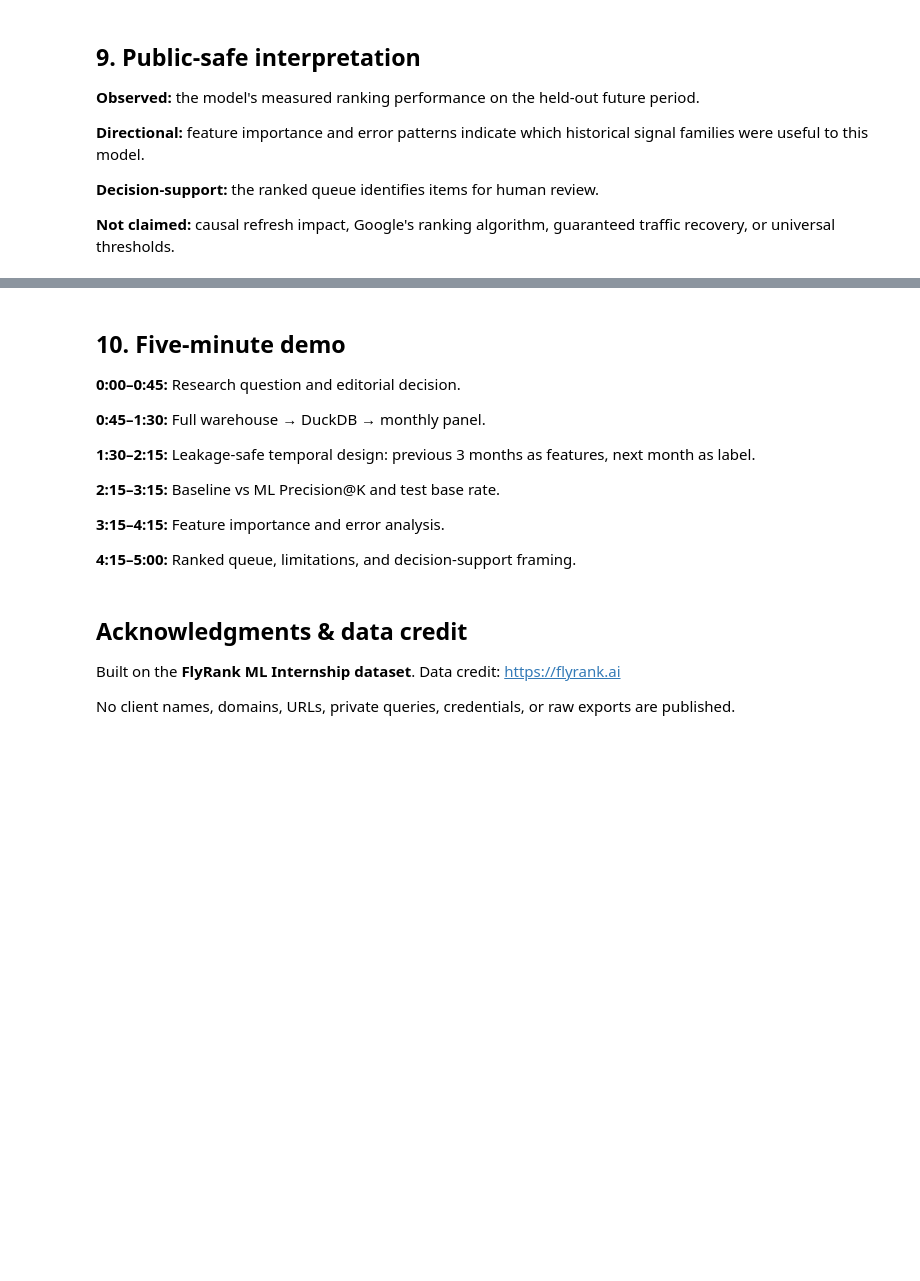
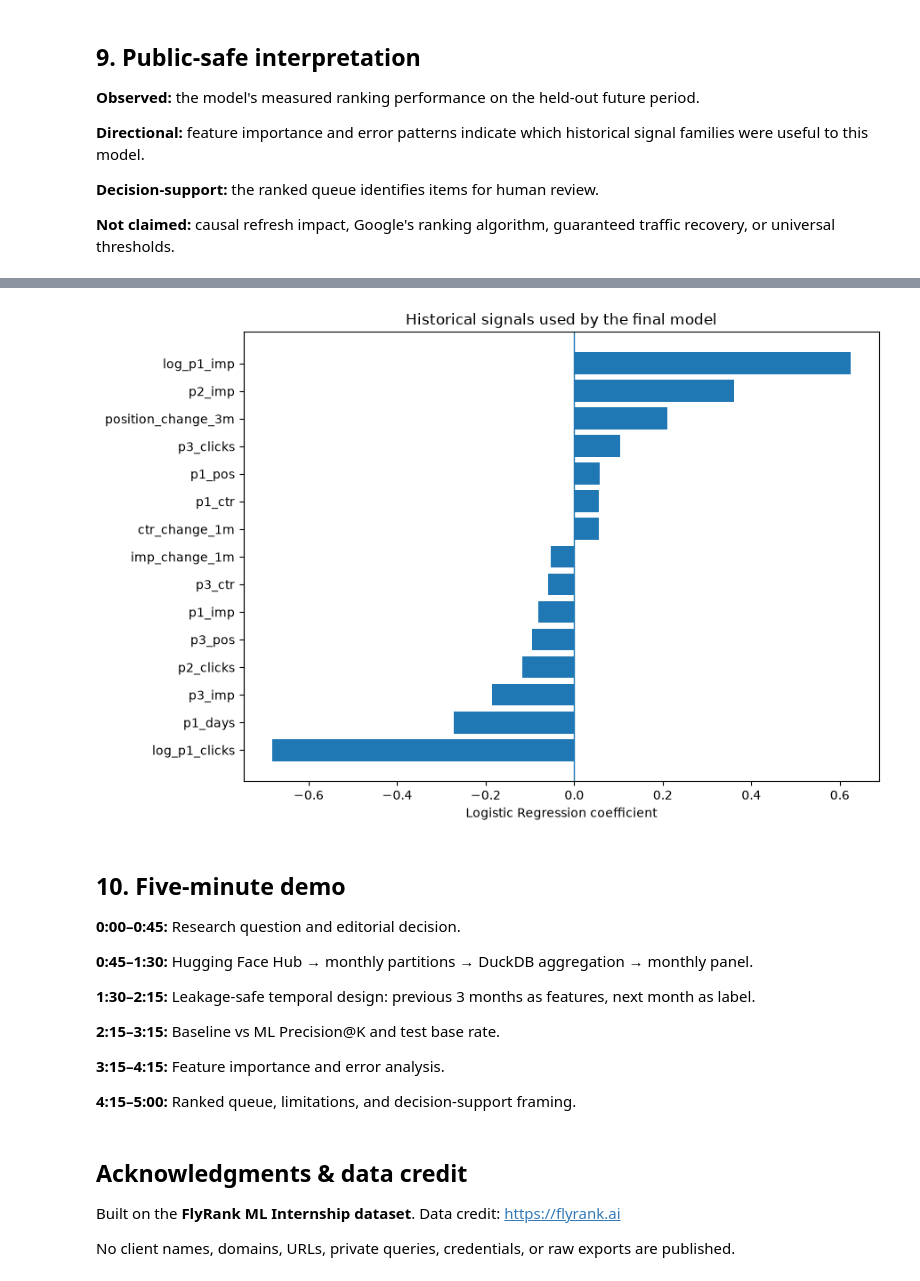
Before and after one commit to batsykods/FLrank1, a Jupyter notebook: work/notebooks/capstone.ipynb, the cells around one changed output, grey strips where cells are left out. Drawn from its saved outputs; the diff is of its cells as text; code cells hidden in the pictures; blank space fills up the shorter version.

```diff
--- a/work/notebooks/capstone.ipynb
+++ b/work/notebooks/capstone.ipynb
@@ -435,0 +653,17 @@ print("Artifacts written to:",out.resolve())
+# %%
+lr = models["logistic_regression"]
+
+coef = pd.DataFrame({
+    "feature": FEATURES,
+    "coefficient": lr.named_steps["model"].coef_[0]
+})
+
+coef["abs_coefficient"] = coef["coefficient"].abs()
+
+coef = (
+    coef
+    .sort_values("abs_coefficient", ascending=False)
+    .head(15)
+)
+
+display(coef)
@@ -436,9 +687,21 @@ print("Artifacts written to:",out.resolve())
+# %%
+plot_df = coef.sort_values("coefficient")
+
+fig, ax = plt.subplots(figsize=(9, 6))
+ax.barh(plot_df["feature"], plot_df["coefficient"])
+ax.axvline(0, linewidth=1)
+ax.set_xlabel("Logistic Regression coefficient")
+ax.set_title("Historical signals used by the final model")
+plt.tight_layout()
+plt.show()
+# %% [output]
+[figure, added]
 # %% [markdown]
 ## 10. Five-minute demo
 
 **0:00–0:45:** Research question and editorial decision.
 
-**0:45–1:30:** Full warehouse → DuckDB → monthly panel.
+**0:45–1:30:** Hugging Face Hub → monthly partitions → DuckDB aggregation → monthly panel.
 
 **1:30–2:15:** Leakage-safe temporal design: previous 3 months as features, next month as label.
 
```
Also changed, not shown: parts of 15 cells of this notebook, 11 other files.
